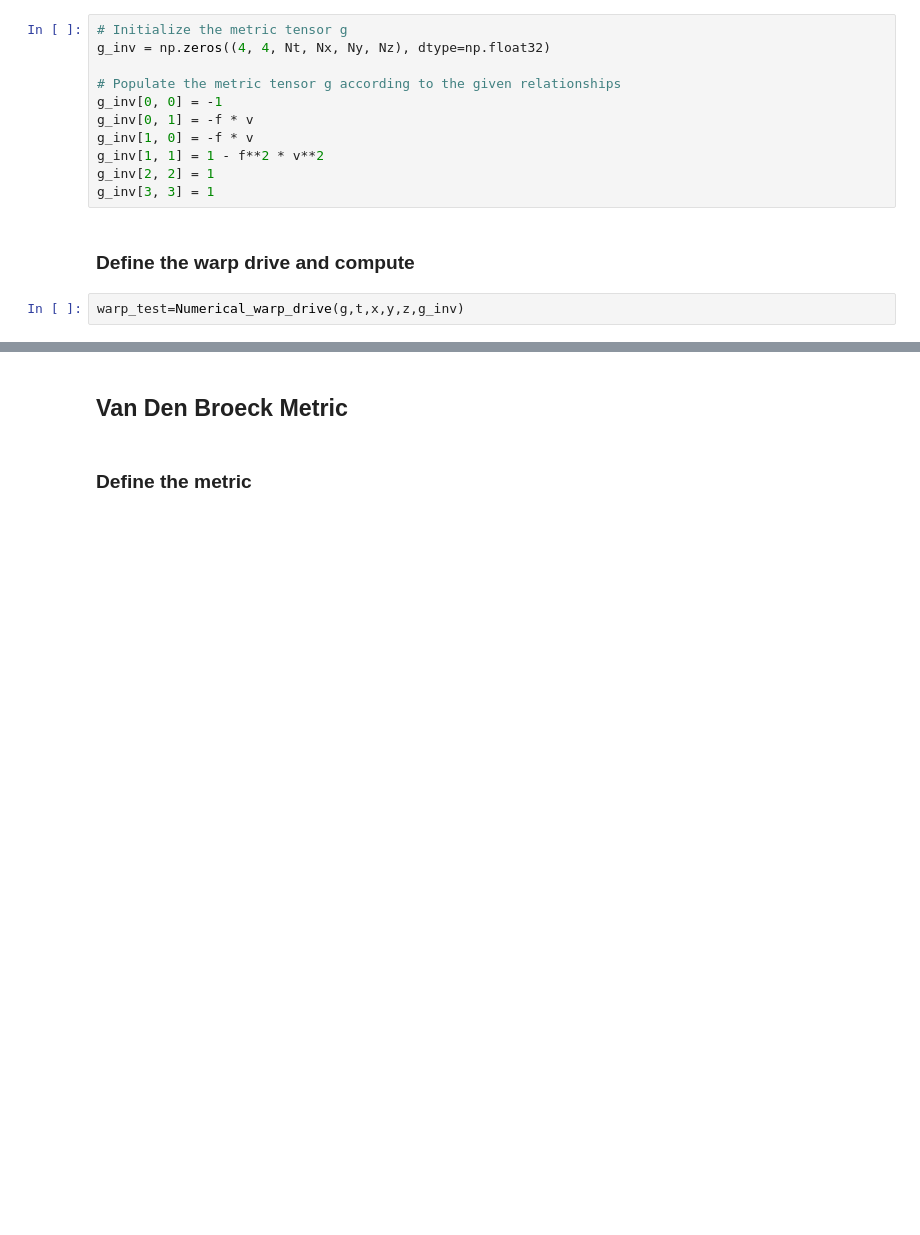
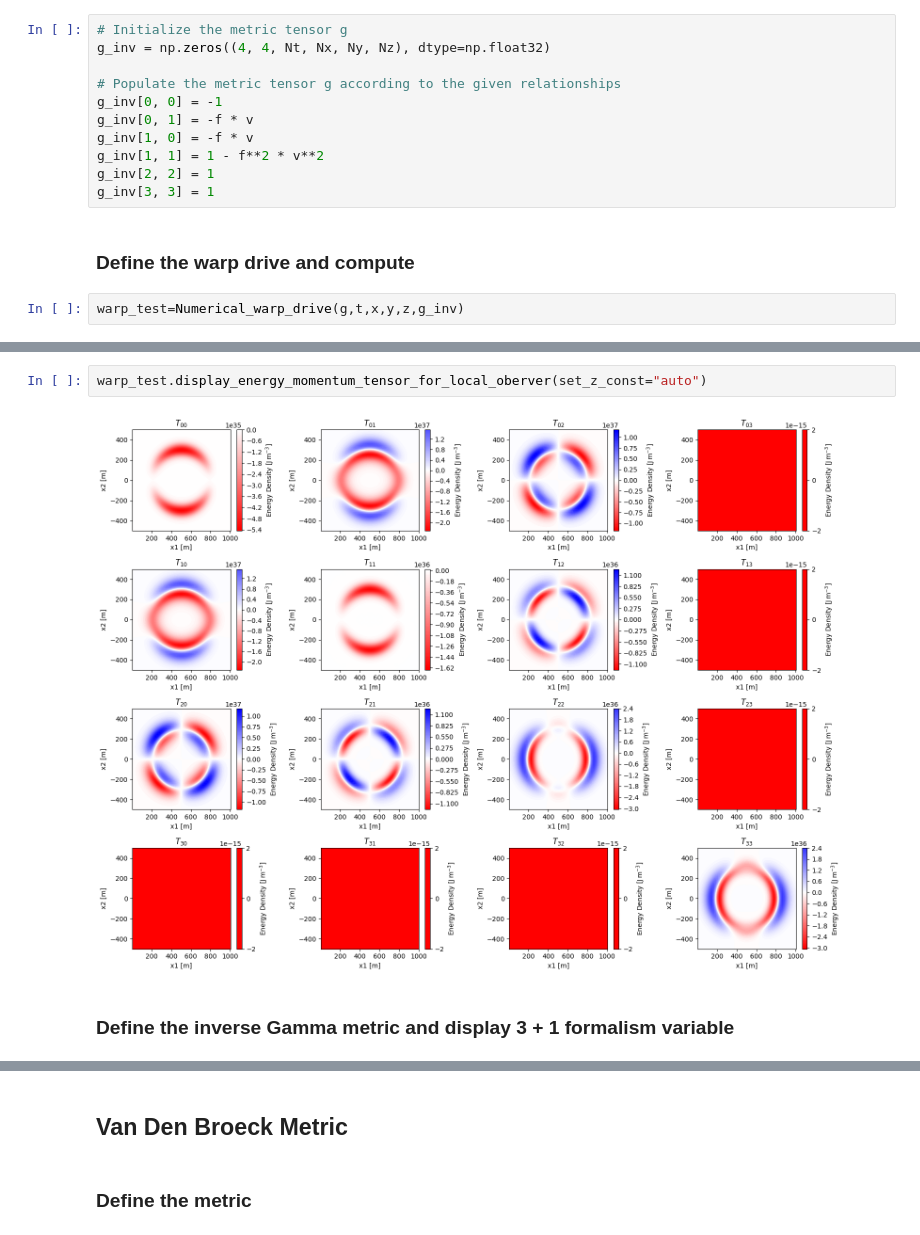
Before and after one commit to nmonnet/Warp-Factory-for-Python, a Jupyter notebook: numerical_warp_drive.ipynb, the cells around one changed output, grey strips where cells are left out. Cells and saved outputs as stored; diff of their text form; blank space fills up the shorter version.

```diff
--- a/numerical_warp_drive.ipynb
+++ b/numerical_warp_drive.ipynb
@@ -349 +786,7 @@ updated!
 [figure]
+# %%
+warp_test.display_energy_momentum_tensor_for_local_oberver(set_z_const="auto")
+# %% [output]
+[figure, added]
+# %% [markdown]
+### Define the inverse Gamma metric and display 3 + 1 formalism variable
```
Also changed, not shown: parts of 28 cells of this notebook.
